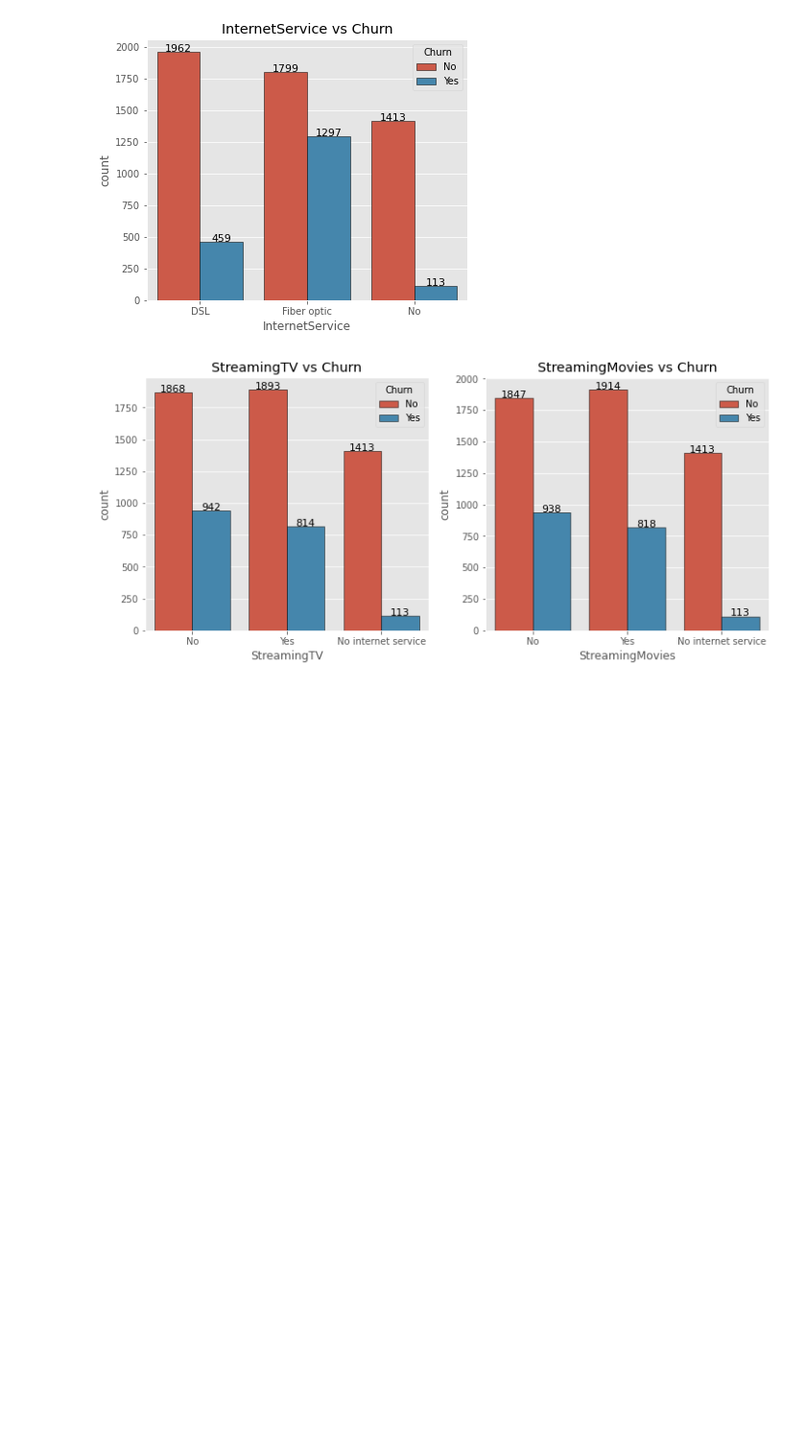
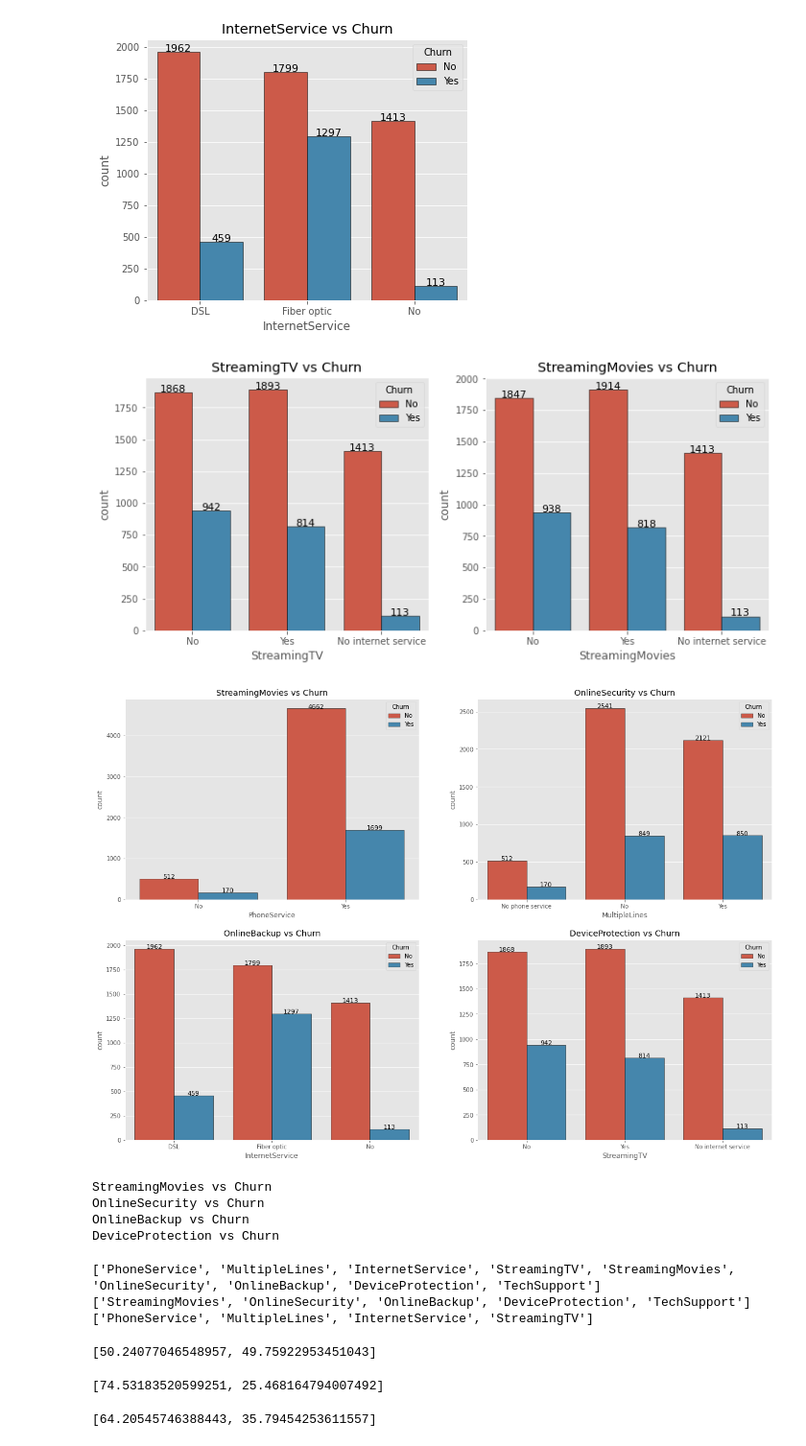
Before and after one commit to duaneywadey/A-collection-of-Jupyter-notebooks-and-CSV-files, a Jupyter notebook: CustomerChurnAnalysis.ipynb, the cells around one changed output. Shown at 96% size. Drawn from its saved outputs; the diff is of its cells as text; code cells hidden in the pictures; blank space fills up the shorter version.

```diff
--- a/CustomerChurnAnalysis.ipynb
+++ b/CustomerChurnAnalysis.ipynb
@@ -19,3 +19,16 @@ df.head()
 | 3 | 7795-CFOCW | Male | 0 | No | No | 45 | No | No phone service | ... |
 | 4 | 9237-HQITU | Female | 0 | No | No | 2 | Yes | No | ... |
 5 rows × 21 columns
+# %%
+# Converting DataFrame column elements from string to float using the following code line :
+# data['TotalCharges'] = data['TotalCharges'].astype(float)
+
+l1 = [len(i.split()) for i in df['TotalCharges']]
+l2 = [i for i in range(len(l1)) if l1[i] != 1]
+print('Index Positions with empty spaces : ',*l2)
+
+for i in l2:
+    df.loc[i,'TotalCharges'] = df.loc[(i-1),'TotalCharges']
+
+df['TotalCharges'] = df['TotalCharges'].astype(float)
+df.drop(columns = ['customerID'], inplace = True)
@@ -93 +109,13 @@ TotalCharges  :  [2505 1466  157 ... 2994 2660 5407]  =  ['29.85' '1889.5' '108.
 Churn  :  [0 1]  =  ['No' 'Yes']
+# %%
+col = list(df1.columns)
+categorical_features = []
+numerical_features = []
+for i in col:
+    if len(df[i].unique()) > 6:
+        numerical_features.append(i)
+    else:
+        categorical_features.append(i)
+
+print('Categorical Features :',*categorical_features)
+print('Numerical Features :',*numerical_features)
@@ -167,3 +198,57 @@ for i in range(len(l2[3:5])):
 [figure]
 [figure]
 [figure]
+# %%
+fig = plt.subplots(nrows=2, ncols=2, figsize=(20,14))
+
+for i in range(len(l2[:4])):
+  plt.subplot(2,2,i+1)
+  ax = sns.countplot(l2[i], data=df, hue='Churn', edgecolor='black')
+  for rect in ax.patches:
+        ax.text(rect.get_x() + rect.get_width() / 2, rect.get_height() + 2, rect.get_height(), horizontalalignment='center', fontsize = 11)
+  title = l2[4 + i] + ' vs Churn'
+  plt.title(title);
+# %% [output]
+[figure, added]
+# %%
+for i in range(len(l2[:4])):
+  print(l2[4 + i] + ' vs Churn')
+# %% [output]
+StreamingMovies vs Churn
+OnlineSecurity vs Churn
+OnlineBackup vs Churn
+DeviceProtection vs Churn
+# %%
+# All values on the right side of ':' means INCLUDE
+print(l2)
+
+# Start on index 4
+print(l2[4:])
+
+# End on index 4
+print(l2[:4])
+# %% [output]
+['PhoneService', 'MultipleLines', 'InternetService', 'StreamingTV', 'StreamingMovies', 'OnlineSecurity', 'OnlineBackup', 'DeviceProtection', 'TechSupport']
+['StreamingMovies', 'OnlineSecurity', 'OnlineBackup', 'DeviceProtection', 'TechSupport']
+['PhoneService', 'MultipleLines', 'InternetService', 'StreamingTV']
+# %%
+gender = df1[df1['Churn'] == 1]['gender'].value_counts()
+gender = [gender[0] / sum(gender) * 100, gender[1] / sum(gender) * 100] # Female / Male
+
+print(gender)
+# %% [output]
+[50.24077046548957, 49.75922953451043]
+# %%
+seniorcitizen = df1[df1['Churn'] == 1]['SeniorCitizen'].value_counts()
+seniorcitizen = [seniorcitizen[0] / sum(seniorcitizen) * 100,seniorcitizen[1] / sum(seniorcitizen) * 100] # No - Yes
+
+print(seniorcitizen)
+# %% [output]
+[74.53183520599251, 25.468164794007492]
+# %%
+partner = df1[df1['Churn'] == 1]['Partner'].value_counts()
+partner = [partner[0] / sum(partner) * 100,partner[1] / sum(partner) * 100] # No - Yes
+
+print(partner)
+# %% [output]
+[64.20545746388443, 35.79454253611557]
```
Also changed, not shown: parts of 42 cells of this notebook.
